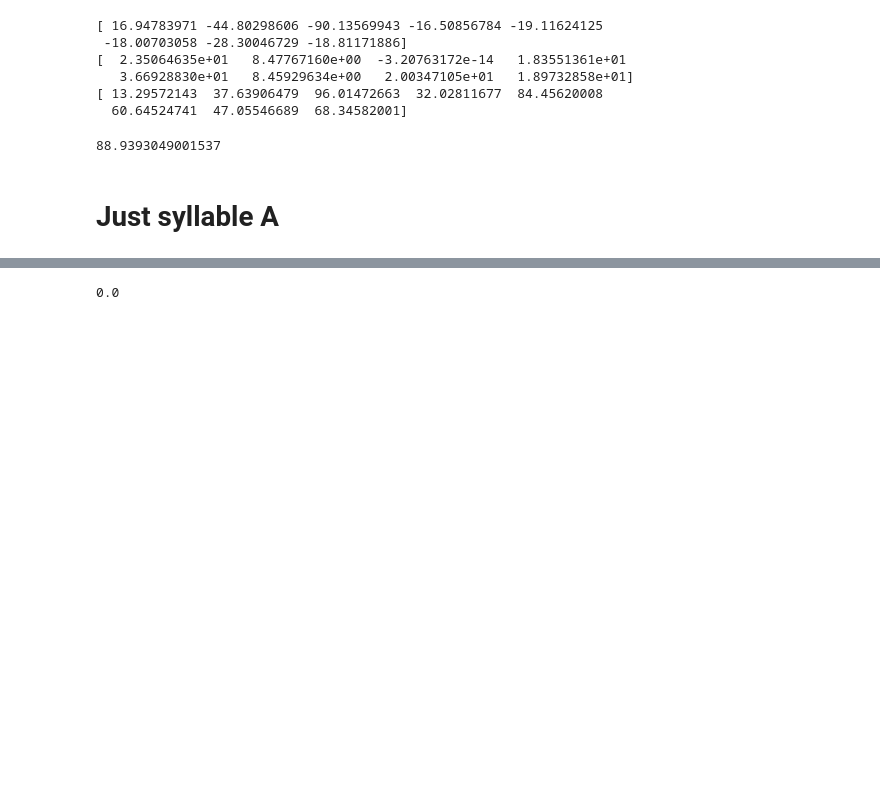
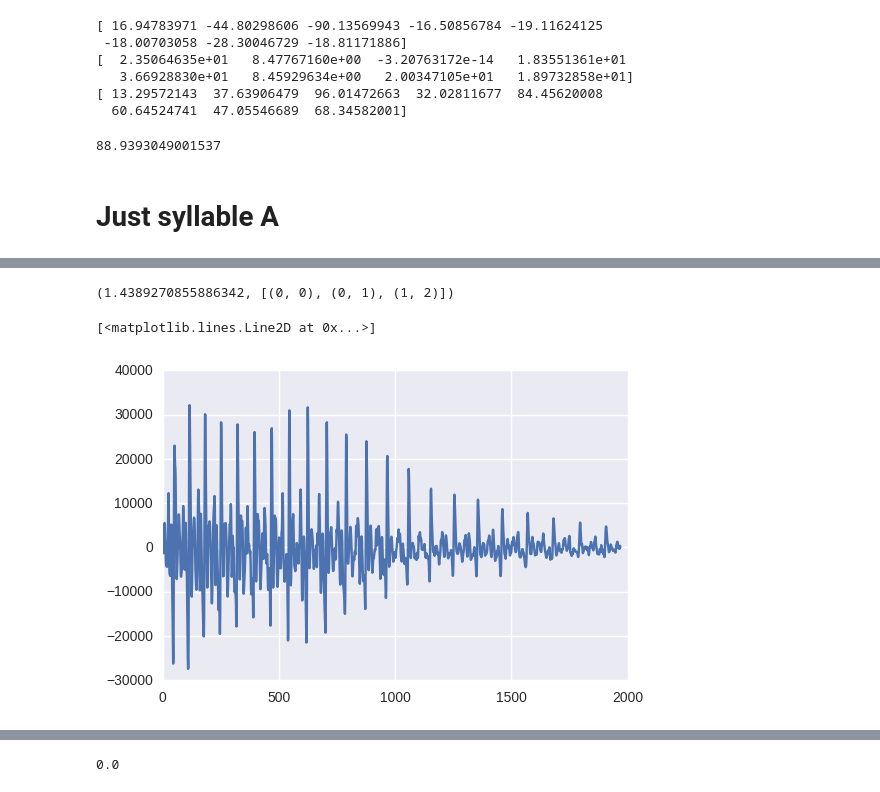
Before and after one commit to PaulEcoffet/birdsonglearningmodel, a Jupyter notebook: analysis/mfcc_evaluation.ipynb, the cells around one changed output, grey strips where cells are left out. Cells and saved outputs as stored; diff of their text form; code cells hidden in the pictures; blank space fills up the shorter version.

```diff
--- a/analysis/mfcc_evaluation.ipynb
+++ b/analysis/mfcc_evaluation.ipynb
@@ -90 +94,11 @@ fastdtw(t_mf, m_mf, dist=2)[0]
+# %%
+fastdtw(m_mf, t_mf)
+# %% [output]
+(1.4389270855886342, [(0, 0), (0, 1), (1, 2)])
+# %%
+
+plt.plot(tutor[750:])
+# %% [output]
+[<matplotlib.lines.Line2D at 0x...>]
+[figure, added]
 # %%
```
Also changed, not shown: parts of 20 cells of this notebook, 2 other files.
